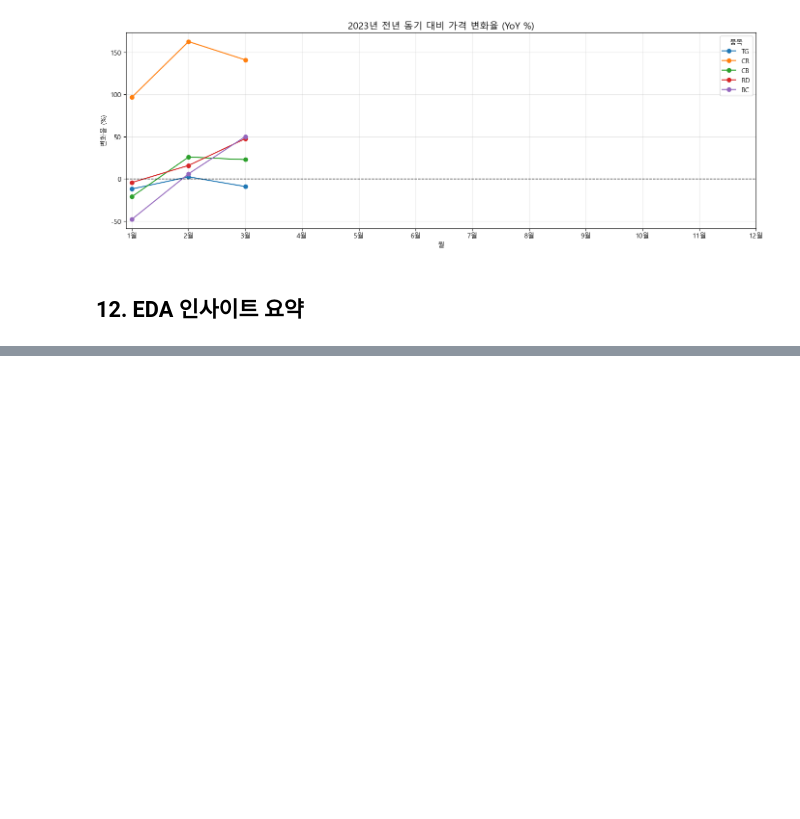
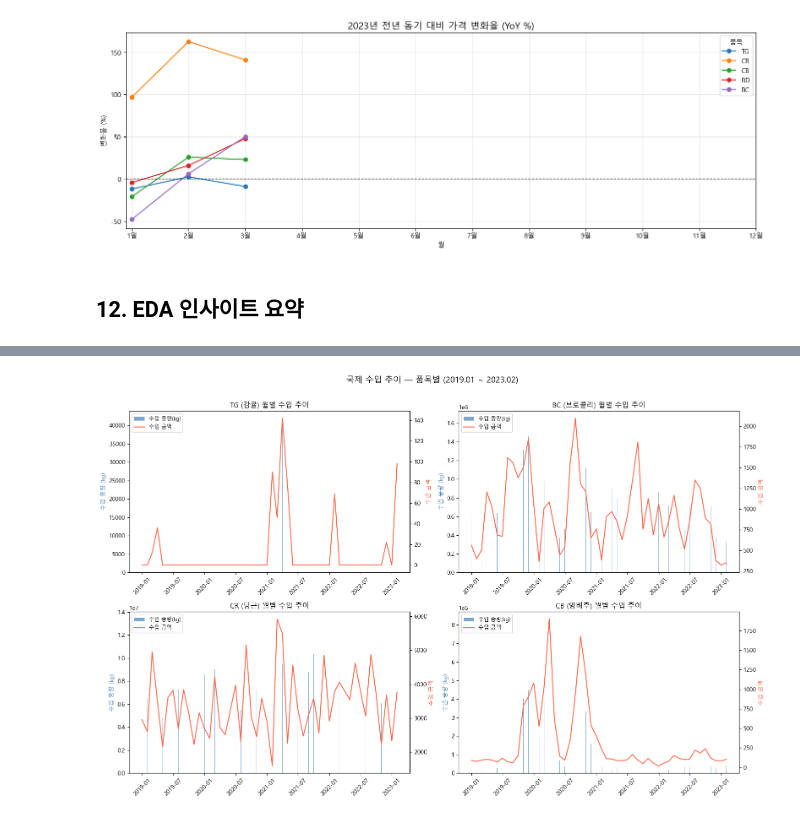
Before and after one commit to chul3224/Tomorrow-Jeju, a Jupyter notebook: shin-wc/EDA.ipynb, the cells around one changed output, grey strips where cells are left out. Cells and saved outputs as stored; diff of their text form; code cells hidden in the pictures; blank space fills up the shorter version.

```diff
--- a/shin-wc/EDA.ipynb
+++ b/shin-wc/EDA.ipynb
@@ -1279,0 +1772,18 @@ if date_col and target_col and 'year' in train.columns and 'month' in train.colu
+# %%
+
+# ── 12-1. 국제 무역 데이터 로드 및 기본 탐색 ──────────────────────────
+trade_raw = pd.read_csv(DATA_PATH + 'international_trade.csv', encoding='utf-8-sig')
+trade = trade_raw.copy()
+
+print('=== 기본 정보 ===')
+print(f'Shape: {trade.shape}')
+print(f'기간: {trade["기간"].min()} ~ {trade["기간"].max()}')
+print(f'품목 수: {trade["품목명"].nunique()}개')
+print()
+print(trade.head(10).to_string())
+print()
+print('=== 결측치 ===')
+print(trade.isnull().sum())
+print()
+print('=== 기초 통계 ===')
+print(trade.describe())
@@ -1279,0 +1852,28 @@ if date_col and target_col and 'year' in train.columns and 'month' in train.colu
+# %%
+
+# ── 12-3. 품목별 수입량 월별 추이 시각화 ─────────────────────────────
+fig, axes = plt.subplots(2, 2, figsize=(16, 10))
+axes = axes.flatten()
+
+mapped_items = [k for k, v in ITEM_TRADE_MAP.items() if v]
+item_names   = {'TG': '감귤', 'BC': '브로콜리', 'CR': '당근', 'CB': '양배추'}
+
+for i, item_code in enumerate(mapped_items):
+    df_t = trade_filtered[trade_filtered['item'] == item_code].sort_values('기간_dt')
+    ax = axes[i]
+    ax.bar(df_t['기간_dt'], df_t['수입 중량'], color='steelblue', alpha=0.7, label='수입 중량(kg)')
+    ax2 = ax.twinx()
+    ax2.plot(df_t['기간_dt'], df_t['수입 금액'], color='tomato', linewidth=1.5, label='수입 금액')
+    ax.set_title(f'{item_code} ({item_names[item_code]}) 월별 수입 추이', fontsize=12)
+    ax.set_ylabel('수입 중량 (kg)', color='steelblue')
+    ax2.set_ylabel('수입 금액', color='tomato')
+    ax.tick_params(axis='x', rotation=45)
+    lines1, labels1 = ax.get_legend_handles_labels()
+    lines2, labels2 = ax2.get_legend_handles_labels()
+    ax.legend(lines1 + lines2, labels1 + labels2, loc='upper left', fontsize=9)
+
+plt.suptitle('국제 수입 추이 — 품목별 (2019.01 ~ 2023.02)', fontsize=14, y=1.01)
+plt.tight_layout()
+plt.show()
+# %% [output]
+[figure, added]
```
Also changed, not shown: parts of 35 cells of this notebook.
